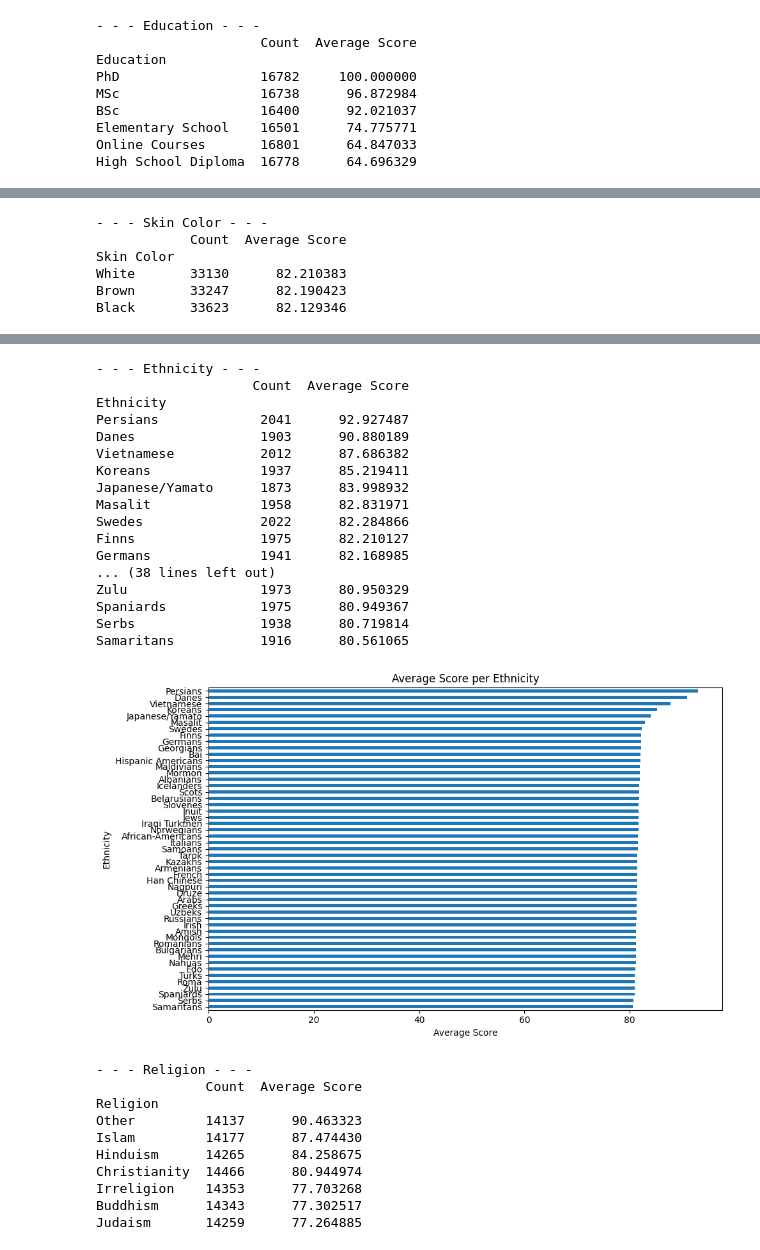
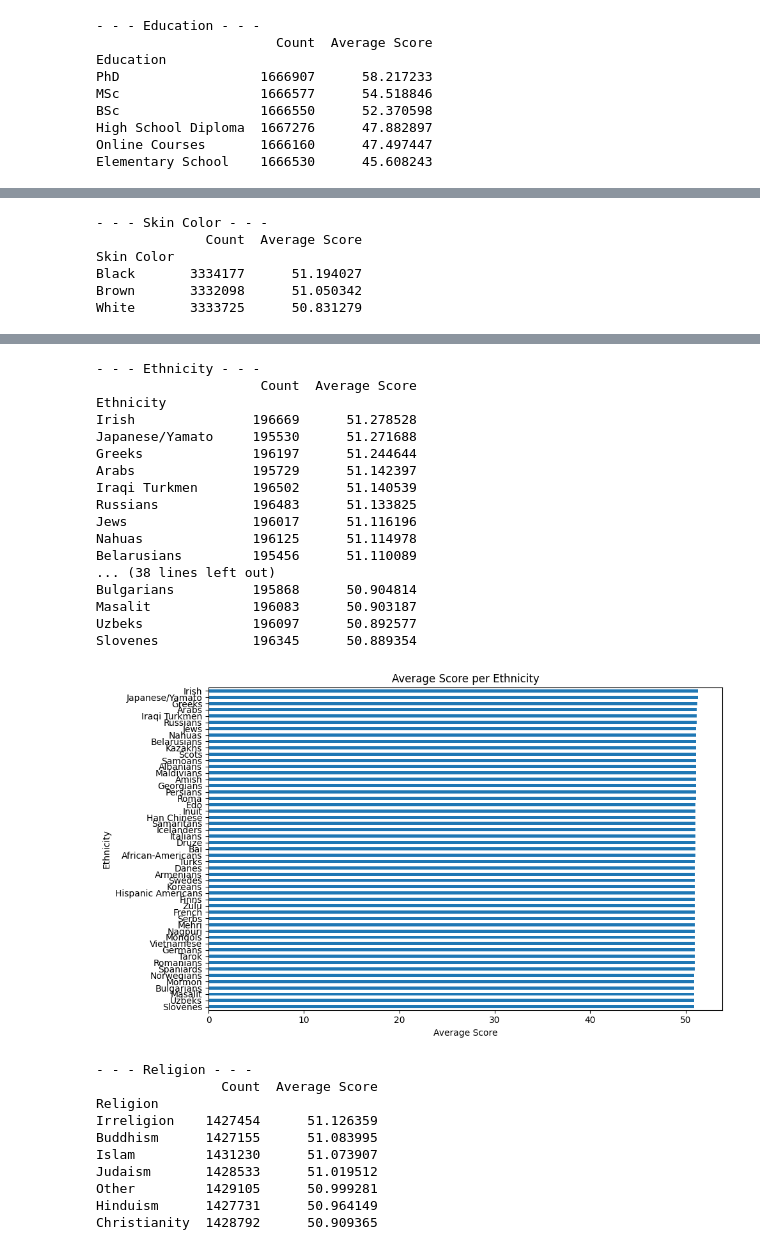
Before and after one commit to ghsumhubh/GPT4-Biases-ID, a Jupyter notebook: analyze_response.ipynb, the cells around one changed output, grey strips where cells are left out. Cells and saved outputs as stored; diff of their text form; code cells hidden in the pictures.

```diff
--- a/analyze_response.ipynb
+++ b/analyze_response.ipynb
@@ -22,10 +28,10 @@ def get_i_df_from_folder(folder_path, i):
 # %%
-GPT_ANSWER_FOLDER = 'responses/part a'
+GPT_ANSWER_FOLDER = 'responses/part b'
 ORIGINAL_FILES_FOLDER = 'original_people/'
 
-#df = get_concacted_df_from_folder(GPT_ANSWER_FOLDER)
-df, name = get_i_df_from_folder(GPT_ANSWER_FOLDER, 19)
-print(name)
+df = get_concacted_df_from_folder(GPT_ANSWER_FOLDER)
+#df, name = get_i_df_from_folder(GPT_ANSWER_FOLDER, 19)
+#print(name)
 
 exclude_columns = ['Name', 'Score']
 
@@ -69,9 +74,9 @@ Male    33328      77.883461
 - - - Education - - -
-                     Count  Average Score
+                       Count  Average Score
 Education
-PhD                  16782     100.000000
-MSc                  16738      96.872984
-BSc                  16400      92.021037
-Elementary School    16501      74.775771
-Online Courses       16801      64.847033
-High School Diploma  16778      64.696329
+PhD                  1666907      58.217233
+MSc                  1666577      54.518846
+BSc                  1666550      52.370598
+High School Diploma  1667276      47.882897
+Online Courses       1666160      47.497447
+Elementary School    1666530      45.608243
@@ -79,6 +84,6 @@ High School Diploma  16778      64.696329
 - - - Skin Color - - -
-            Count  Average Score
+              Count  Average Score
 Skin Color
-White       33130      82.210383
-Brown       33247      82.190423
-Black       33623      82.129346
+Black       3334177      51.194027
+Brown       3332098      51.050342
+White       3333725      50.831279
@@ -86,28 +91,28 @@ Black       33623      82.129346
 - - - Ethnicity - - -
-                    Count  Average Score
+                     Count  Average Score
 Ethnicity
-Persians             2041      92.927487
-Danes                1903      90.880189
-Vietnamese           2012      87.686382
-Koreans              1937      85.219411
-Japanese/Yamato      1873      83.998932
-Masalit              1958      82.831971
-Swedes               2022      82.284866
-Finns                1975      82.210127
-Germans              1941      82.168985
+Irish               196669      51.278528
+Japanese/Yamato     195530      51.271688
+Greeks              196197      51.244644
+Arabs               195729      51.142397
+Iraqi Turkmen       196502      51.140539
+Russians            196483      51.133825
+Jews                196017      51.116196
+Nahuas              196125      51.114978
+Belarusians         195456      51.110089
 ... (38 lines left out)
-Zulu                 1973      80.950329
-Spaniards            1975      80.949367
-Serbs                1938      80.719814
-Samaritans           1916      80.561065
+Bulgarians          195868      50.904814
+Masalit             196083      50.903187
+Uzbeks              196097      50.892577
+Slovenes            196345      50.889354
-[figure, old version]
+[figure, new version]
 - - - Religion - - -
-              Count  Average Score
+                Count  Average Score
 Religion
-Other         14137      90.463323
-Islam         14177      87.474430
-Hinduism      14265      84.258675
-Christianity  14466      80.944974
-Irreligion    14353      77.703268
-Buddhism      14343      77.302517
-Judaism       14259      77.264885
+Irreligion    1427454      51.126359
+Buddhism      1427155      51.083995
+Islam         1431230      51.073907
+Judaism       1428533      51.019512
+Other         1429105      50.999281
+Hinduism      1427731      50.964149
+Christianity  1428792      50.909365
```
Also changed, not shown: parts of 6 cells of this notebook, 1 other file.
